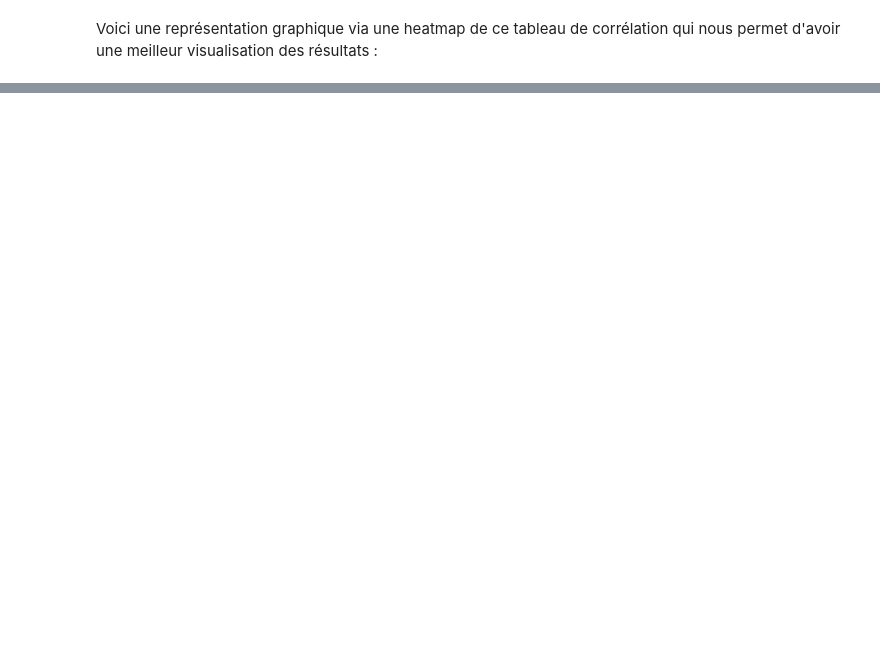
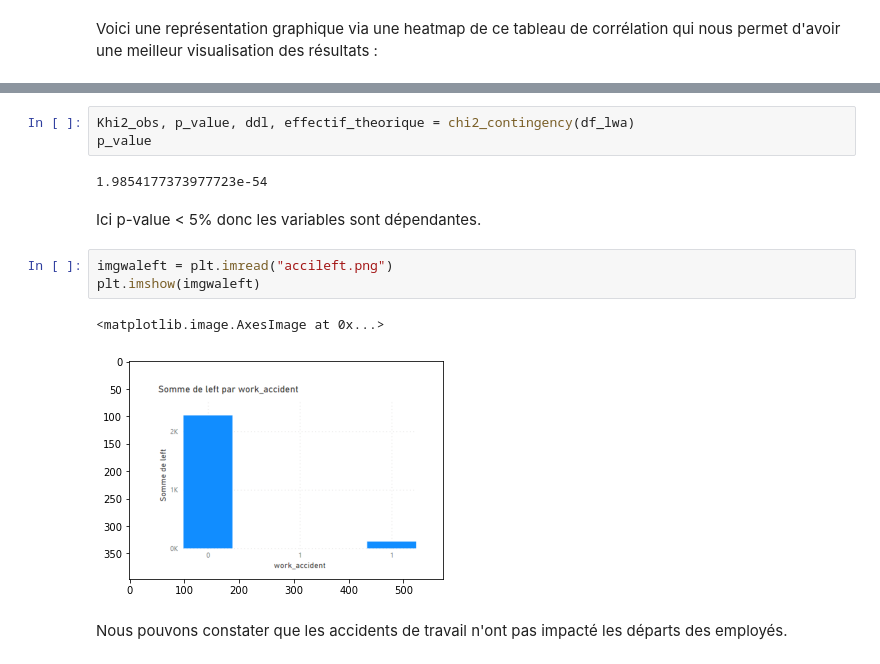
Before and after one commit to Gadeux/Projet-BI---Emma-et-Sarah, a Jupyter notebook: BI-Sarah et Emma.ipynb, the cells around one changed output, grey strips where cells are left out. Cells and saved outputs as stored; diff of their text form; blank space fills up the shorter version.

```diff
--- a/BI-Sarah et Emma.ipynb
+++ b/BI-Sarah et Emma.ipynb
@@ -657,0 +703,15 @@ Afin de pouvoir comparer nos variables qualitatives nous allons utiliser la mét
+# %%
+Khi2_obs, p_value, ddl, effectif_theorique = chi2_contingency(df_lwa)
+p_value
+# %% [output]
+1.9854177373977723e-54
+# %% [markdown]
+Ici p-value < 5% donc les variables sont dépendantes.
+# %%
+imgwaleft = plt.imread("accileft.png")
+plt.imshow(imgwaleft)
+# %% [output]
+<matplotlib.image.AxesImage at 0x...>
+[figure, added]
+# %% [markdown]
+Nous pouvons constater que les accidents de travail n'ont pas impacté les départs des employés.
```
Also changed, not shown: parts of 50 cells of this notebook.
